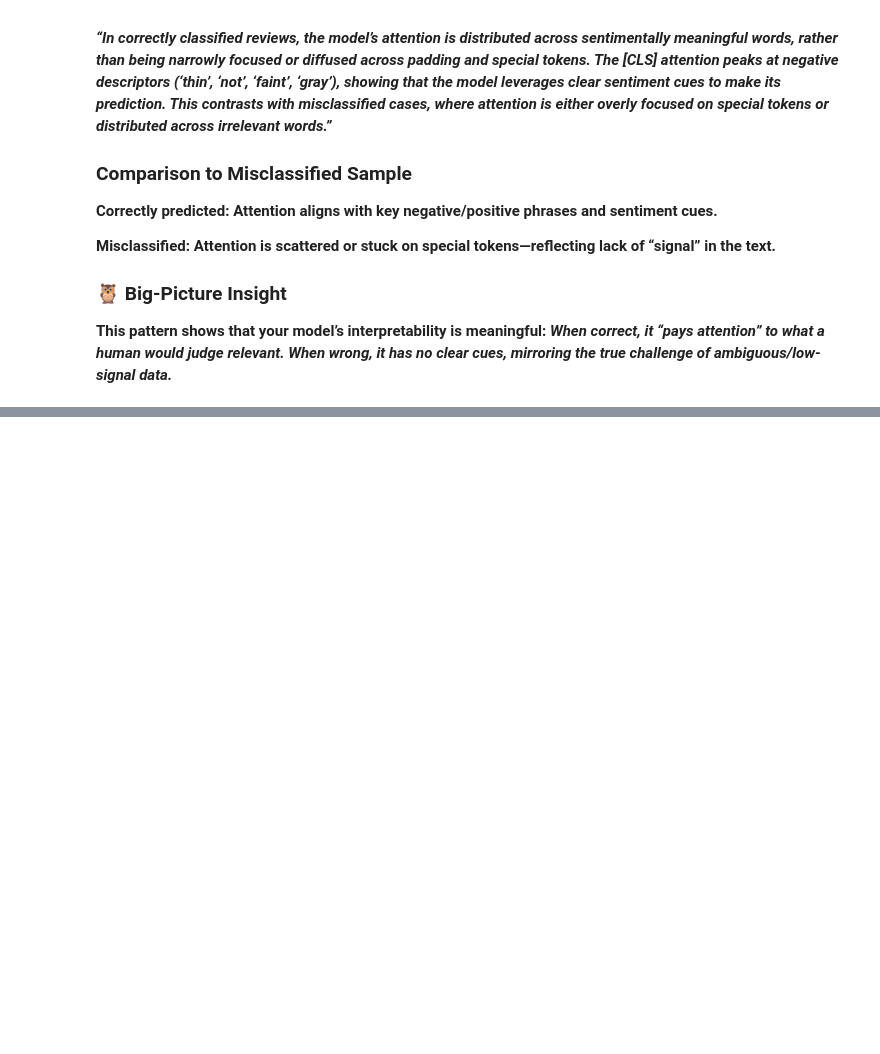
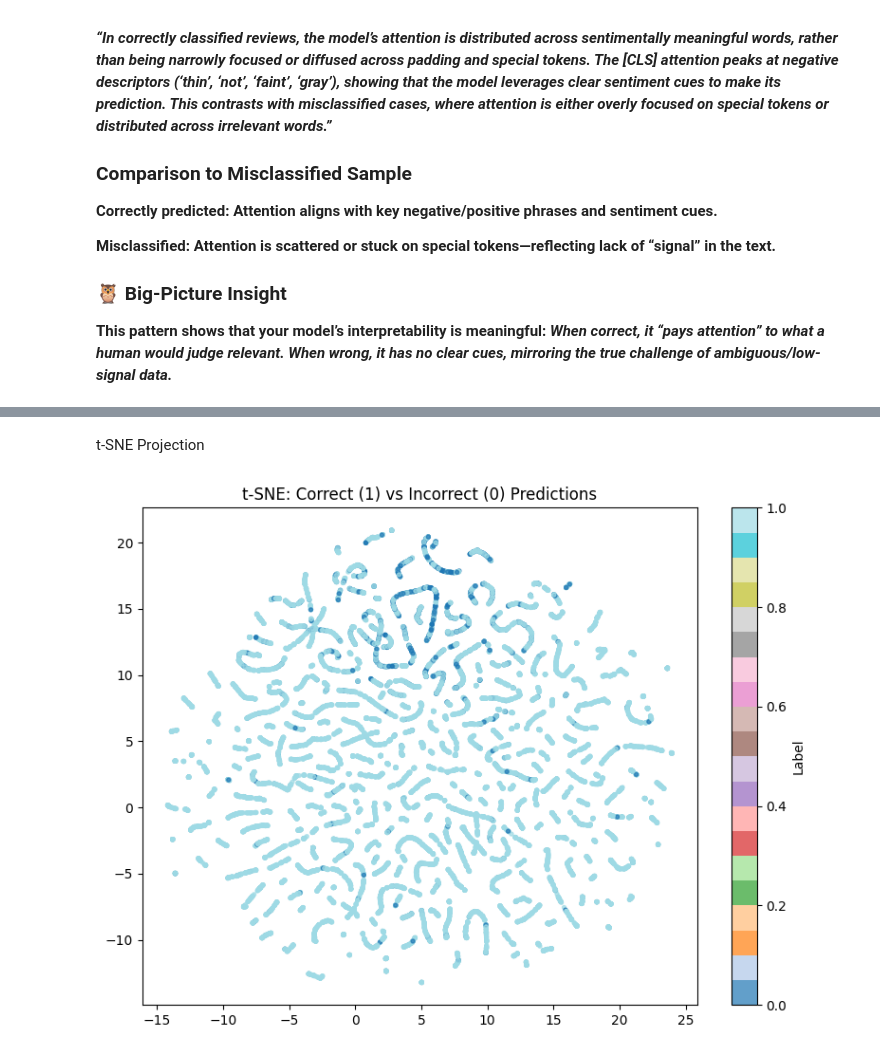
Before and after one commit to PM-0125/COmparative_Study_of_Multimodal_Represenations, a Jupyter notebook: notebooks/01_exploratory_amazon.ipynb, the cells around one changed output, grey strips where cells are left out. Saved outputs shown, nothing was run; the diff lists cells and outputs as text; code cells hidden in the pictures; blank space fills up the shorter version.

```diff
--- a/notebooks/01_exploratory_amazon.ipynb
+++ b/notebooks/01_exploratory_amazon.ipynb
@@ -393,0 +442,9 @@ These words are sentiment-rich and highly relevant for classification:
+# %% [markdown]
+t-SNE Projection
+# %%
+from comparative.evaluation.latent_analysis import compute_tsne
+
+tsne_emb = compute_tsne(features)
+plot_umap(tsne_emb, labels=is_correct, title="t-SNE: Correct (1) vs Incorrect (0) Predictions")
+# %% [output]
+[figure, added]
```
Also changed, not shown: parts of 21 cells of this notebook.
